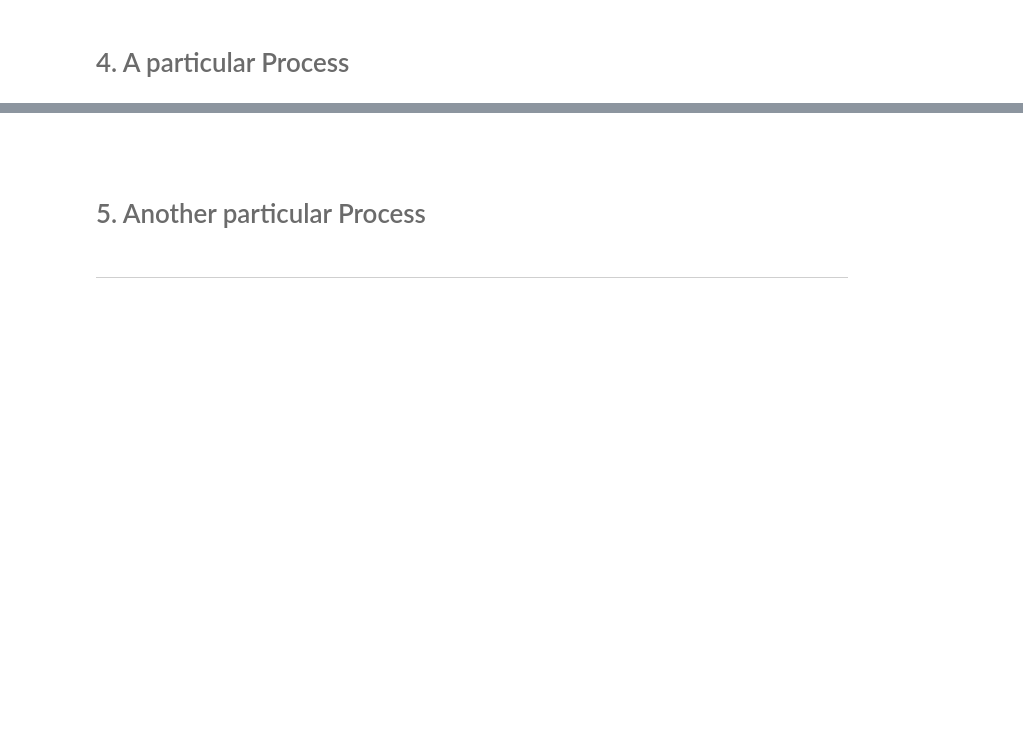
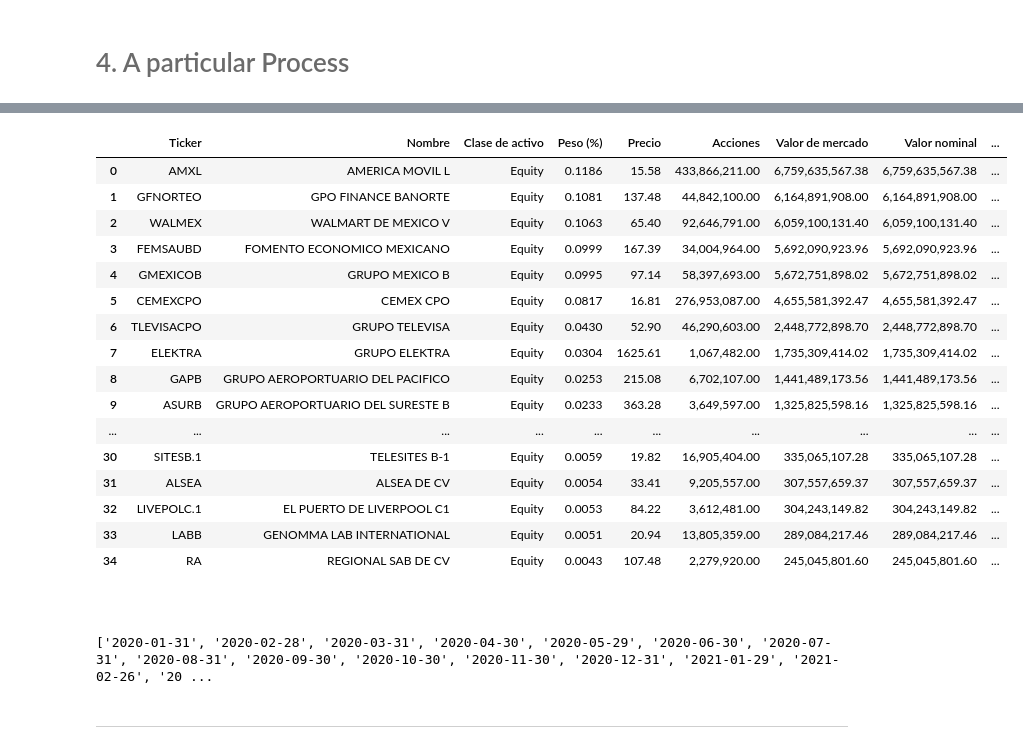
Before and after one commit to Marcoif/Laboratorio-1-Inversion-del-capital, a Jupyter notebook: notebook.ipynb, the cells around one changed output, grey strips where cells are left out. Saved outputs shown, nothing was run; the diff lists cells and outputs as text; code cells hidden in the pictures; blank space fills up the shorter version.

Commit message:
Funcion Inversion Pasiva
Aqui cree las funciones que me hacen todo el proceso con las condiciones requeridas del lab 1 y me muestran el dataframe final de la inversion pasiva

```diff
--- a/notebook.ipynb
+++ b/notebook.ipynb
@@ -113,7 +86,33 @@ NameError: name 'data_close' is not defined
+# %%
+# Base de datos de las acciones del naftrac
+dt.data_archivos[dt.filenames[0]]
+# %% [output]
+|  | Ticker | Nombre | Clase de activo | Peso (%) | Precio | Acciones | Valor de mercado | Valor nominal | ... |
+| 0 | AMXL | AMERICA MOVIL L | Equity | 0.1186 | 15.58 | 433,866,211.00 | 6,759,635,567.38 | 6,759,635,567.38 | ... |
+| 1 | GFNORTEO | GPO FINANCE BANORTE | Equity | 0.1081 | 137.48 | 44,842,100.00 | 6,164,891,908.00 | 6,164,891,908.00 | ... |
+| 2 | WALMEX | WALMART DE MEXICO V | Equity | 0.1063 | 65.40 | 92,646,791.00 | 6,059,100,131.40 | 6,059,100,131.40 | ... |
+| 3 | FEMSAUBD | FOMENTO ECONOMICO MEXICANO | Equity | 0.0999 | 167.39 | 34,004,964.00 | 5,692,090,923.96 | 5,692,090,923.96 | ... |
+| 4 | GMEXICOB | GRUPO MEXICO B | Equity | 0.0995 | 97.14 | 58,397,693.00 | 5,672,751,898.02 | 5,672,751,898.02 | ... |
+| 5 | CEMEXCPO | CEMEX CPO | Equity | 0.0817 | 16.81 | 276,953,087.00 | 4,655,581,392.47 | 4,655,581,392.47 | ... |
+| 6 | TLEVISACPO | GRUPO TELEVISA | Equity | 0.0430 | 52.90 | 46,290,603.00 | 2,448,772,898.70 | 2,448,772,898.70 | ... |
+| 7 | ELEKTRA | GRUPO ELEKTRA | Equity | 0.0304 | 1625.61 | 1,067,482.00 | 1,735,309,414.02 | 1,735,309,414.02 | ... |
+| 8 | GAPB | GRUPO AEROPORTUARIO DEL PACIFICO | Equity | 0.0253 | 215.08 | 6,702,107.00 | 1,441,489,173.56 | 1,441,489,173.56 | ... |
+| 9 | ASURB | GRUPO AEROPORTUARIO DEL SURESTE B | Equity | 0.0233 | 363.28 | 3,649,597.00 | 1,325,825,598.16 | 1,325,825,598.16 | ... |
+| ... | ... | ... | ... | ... | ... | ... | ... | ... | ... |
+| 30 | SITESB.1 | TELESITES B-1 | Equity | 0.0059 | 19.82 | 16,905,404.00 | 335,065,107.28 | 335,065,107.28 | ... |
+| 31 | ALSEA | ALSEA DE CV | Equity | 0.0054 | 33.41 | 9,205,557.00 | 307,557,659.37 | 307,557,659.37 | ... |
+| 32 | LIVEPOLC.1 | EL PUERTO DE LIVERPOOL C1 | Equity | 0.0053 | 84.22 | 3,612,481.00 | 304,243,149.82 | 304,243,149.82 | ... |
+| 33 | LABB | GENOMMA LAB INTERNATIONAL | Equity | 0.0051 | 20.94 | 13,805,359.00 | 289,084,217.46 | 289,084,217.46 | ... |
+| 34 | RA | REGIONAL SAB DE CV | Equity | 0.0043 | 107.48 | 2,279,920.00 | 245,045,801.60 | 245,045,801.60 | ... |
 # %% [markdown]
 <br>
-# %% [markdown]
-# <font color= #6B6B6B> 5. Another particular Process  </font>
+# %%
+# Aqui podemos ver las fechas que se van a tomar para ver la posicion de la inversion
+
+fechas= fn.f_fechas(p_archivos=dt.archivos)
+print(fechas["t_fechas"])
+# %% [output]
+['2020-01-31', '2020-02-28', '2020-03-31', '2020-04-30', '2020-05-29', '2020-06-30', '2020-07-31', '2020-08-31', '2020-09-30', '2020-10-30', '2020-11-30', '2020-12-31', '2021-01-29', '2021-02-26', '20 ...
 # %% [markdown]
 <hr style="border:0.02in solid gray"> </hr>
 # %%
```
Also changed, not shown: parts of 29 cells of this notebook, 2 other files.
